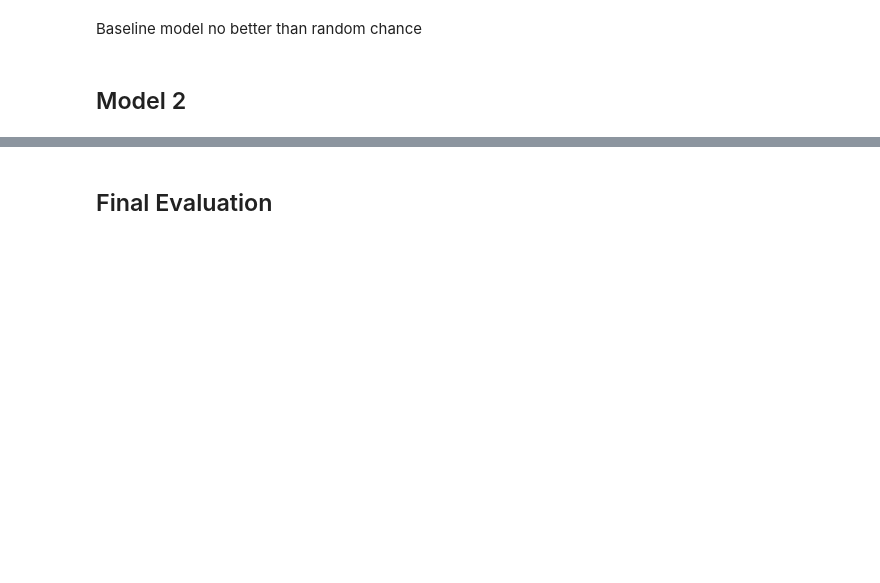
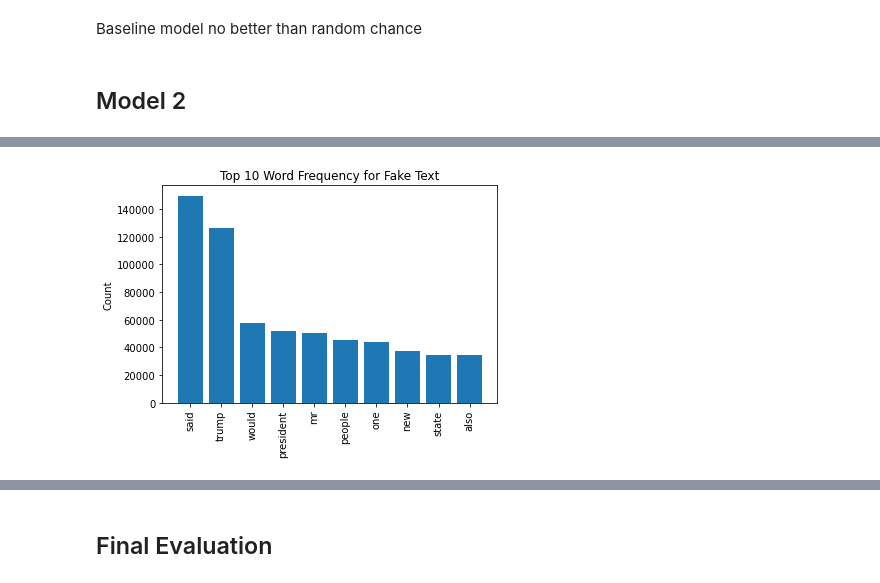
Before and after one commit to bentoler22/Phase_5_Project, a Jupyter notebook: Fake News Detection.ipynb, the cells around one changed output, grey strips where cells are left out. Saved outputs shown, nothing was run; the diff lists cells and outputs as text; code cells hidden in the pictures; blank space fills up the shorter version.

```diff
--- a/Fake News Detection.ipynb
+++ b/Fake News Detection.ipynb
@@ -289,0 +367,5 @@ Baseline model no better than random chance
+# %%
+fake_freq_dist = FreqDist(X_train.loc[X_train.label == '1', 'text_without_stopwords'].explode())
+visualize_top_10(fake_freq_dist, "Top 10 Word Frequency for Fake Text")
+# %% [output]
+[figure, added]
```
Also changed, not shown: parts of 32 cells of this notebook.
